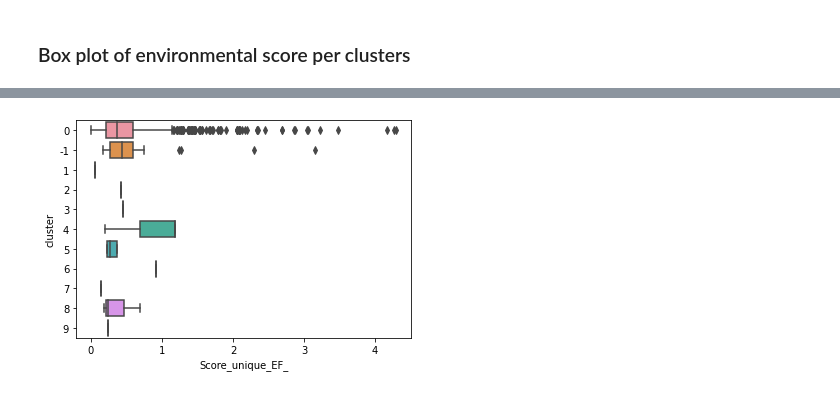
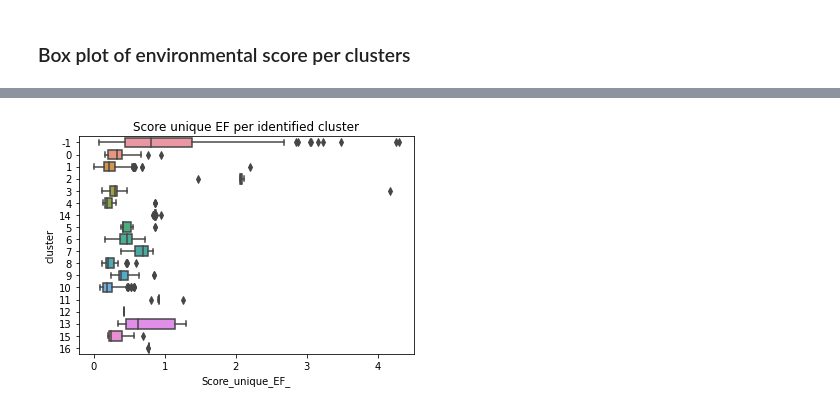
Before and after one commit to pattypooh/agribalyse, a Jupyter notebook: notebooks/04-AMV-unsupervised.ipynb, the cells around one changed output, grey strips where cells are left out. Drawn from its saved outputs; the diff is of its cells as text; code cells hidden in the pictures.

```diff
--- a/notebooks/04-AMV-unsupervised.ipynb
+++ b/notebooks/04-AMV-unsupervised.ipynb
@@ -104,0 +88,4 @@ X
+# %%
+minmax_cols = [col for col in X.columns if 'min_EF' in col] + [col for col in X.columns if 'max_EF' in col]
+print(len(minmax_cols))
+minmax_cols
@@ -104,0 +111,4 @@ X
+# %%
+X_nosparse=X[minmax_cols]
+print(X_nosparse.shape)
+X_nosparse.head()
@@ -107,4 +298,3 @@ X
 # %%
-#Model
-#db = DBSCAN(eps=0.3, min_samples=3, metric="cosine", algorithm="auto").fit(X)
-db = DBSCAN(eps=0.4, min_samples=3, metric="cosine", algorithm="auto").fit(X)
+#Define Model
+db = DBSCAN(eps=0.5, min_samples=10, metric="euclidean", algorithm="auto").fit(X_nosparse)
@@ -127,8 +301,8 @@ Estimated number of noise points: 21
 # %% [markdown]
 ### Visualize DBSCAN results
 # %%
-#Res db with clusters
-res_db=X.copy()
+#Results dataframe:  db with clusters
+res_db=X_nosparse.copy()
 
 #Add cluster column to data
 res_db['cluster']=db.labels_
@@ -136,7 +310,7 @@ res_db =res_db.merge(right=data_df_ori[['Score_unique_EF_','Code_AGB','Code_CIQU
     'Saisonnalite','Transport_par_avion_', 'Livraison', 'Materiau_emballage', 'Preparation', 'DQR_Note_qualite_la_donnee_']],
         how="left",left_index=True,right_index=True)
 
-res_db =res_db.drop(X.columns.tolist(),axis=1)
+res_db =res_db.drop(X_nosparse.columns.tolist(),axis=1)
 
 #Converted cluster to string
 res_db['cluster']=[str(val) for val in res_db['cluster'].tolist()]
@@ -160,5 +351,6 @@ np.unique(labels,return_counts=True)
 # %%
 fig = sns.boxplot( x='Score_unique_EF_',y="cluster", data=res_db)
+plt.title("Score unique EF per identified cluster")
 plt.show()
 # %% [output]
-[figure, old version]
+[figure, new version]
```
Also changed, not shown: parts of 41 cells of this notebook.
